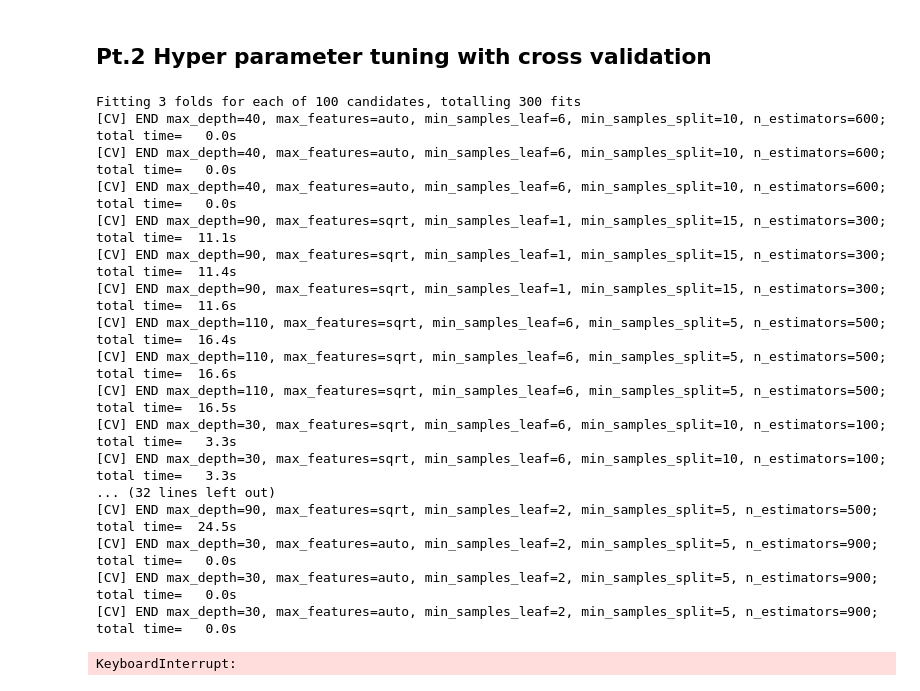
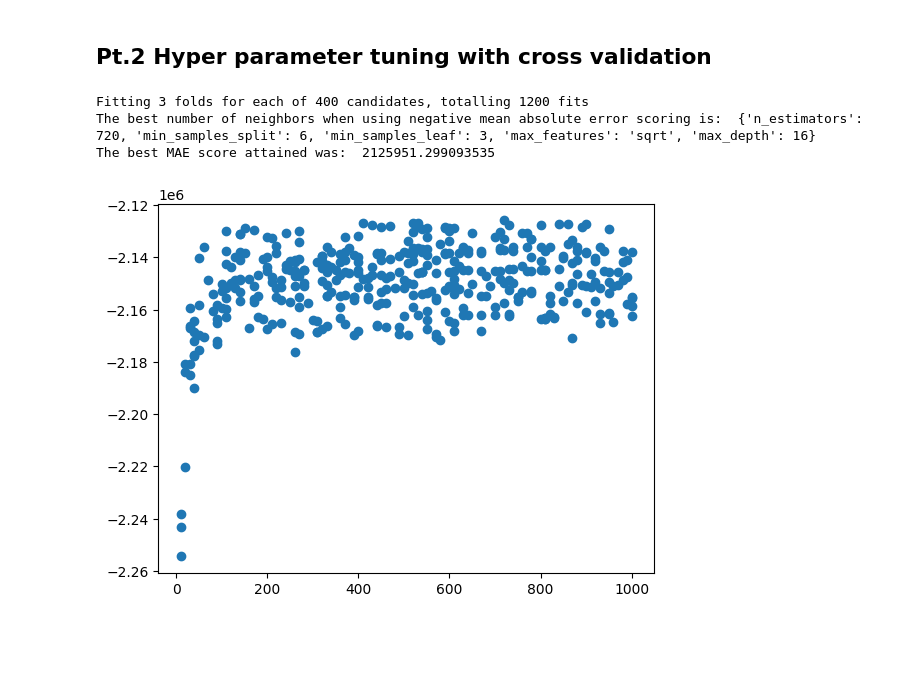
Before and after one commit to Joaomc15/UC3M-MLBD, a Jupyter notebook: assignment1/src/complex_models/RandomForest.ipynb, the cells around one changed output. Drawn from its saved outputs; the diff is of its cells as text; code cells hidden in the pictures; blank space fills up the shorter version.

```diff
--- a/assignment1/src/complex_models/RandomForest.ipynb
+++ b/assignment1/src/complex_models/RandomForest.ipynb
@@ -150,11 +150,11 @@ from sklearn.model_selection import cross_val_score
 
 # Define the search space for the random forest hyperparameters.
 
-n_estimators = [int(x) for x in np.linspace(start = 100, stop = 1000, num = 10)]
-max_features = ['auto', 'sqrt']
-max_depth = [int(x) for x in np.linspace(10, 110, num = 11)]
-min_samples_split = [2, 5, 10, 15, 20]
-min_samples_leaf = [1, 2, 4, 6, 8]
+n_estimators = [int(x) for x in np.linspace(start = 10, stop = 1000, num = 100)]
+max_features = ['log2', 'sqrt']
+max_depth = [int(x) for x in np.linspace(10, 110, num = 50)]
+min_samples_split = [2, 3, 4, 5, 6, 7, 10, 13, 14, 15, 18, 20]
+min_samples_leaf = [1, 2, 3, 4, 6, 8]
 
 
 
@@ -171,7 +171,7 @@ param_grid = {
 
 
 
-rf_random = RandomizedSearchCV(estimator = rf, param_distributions = param_grid, n_iter = 100, cv = 3, verbose=2, random_state=56, n_jobs = -1, scoring='neg_mean_absolute_error')
+rf_random = RandomizedSearchCV(estimator = rf, param_distributions = param_grid, n_iter = 400, cv = 3, verbose=2, random_state=56, n_jobs = -1, scoring='neg_mean_absolute_error')
 
 
 rf_random.fit(X_train, y_train)
@@ -181,21 +181,18 @@ rf_random.fit(X_train, y_train)
 print(f"{'The best number of neighbors when using negative mean absolute error scoring is: '}", rf_random.best_params_)
 print(f"{'The best MAE score attained was: '}", -rf_random.best_score_)
 # %% [output]
-Fitting 3 folds for each of 100 candidates, totalling 300 fits
-[CV] END max_depth=40, max_features=auto, min_samples_leaf=6, min_samples_split=10, n_estimators=600; total time=   0.0s
-[CV] END max_depth=40, max_features=auto, min_samples_leaf=6, min_samples_split=10, n_estimators=600; total time=   0.0s
-[CV] END max_depth=40, max_features=auto, min_samples_leaf=6, min_samples_split=10, n_estimators=600; total time=   0.0s
-[CV] END max_depth=90, max_features=sqrt, min_samples_leaf=1, min_samples_split=15, n_estimators=300; total time=  11.1s
-[CV] END max_depth=90, max_features=sqrt, min_samples_leaf=1, min_samples_split=15, n_estimators=300; total time=  11.4s
-[CV] END max_depth=90, max_features=sqrt, min_samples_leaf=1, min_samples_split=15, n_estimators=300; total time=  11.6s
-[CV] END max_depth=110, max_features=sqrt, min_samples_leaf=6, min_samples_split=5, n_estimators=500; total time=  16.4s
-[CV] END max_depth=110, max_features=sqrt, min_samples_leaf=6, min_samples_split=5, n_estimators=500; total time=  16.6s
-[CV] END max_depth=110, max_features=sqrt, min_samples_leaf=6, min_samples_split=5, n_estimators=500; total time=  16.5s
-[CV] END max_depth=30, max_features=sqrt, min_samples_leaf=6, min_samples_split=10, n_estimators=100; total time=   3.3s
-[CV] END max_depth=30, max_features=sqrt, min_samples_leaf=6, min_samples_split=10, n_estimators=100; total time=   3.3s
-... (32 lines left out)
-[CV] END max_depth=90, max_features=sqrt, min_samples_leaf=2, min_samples_split=5, n_estimators=500; total time=  24.5s
-[CV] END max_depth=30, max_features=auto, min_samples_leaf=2, min_samples_split=5, n_estimators=900; total time=   0.0s
-[CV] END max_depth=30, max_features=auto, min_samples_leaf=2, min_samples_split=5, n_estimators=900; total time=   0.0s
-[CV] END max_depth=30, max_features=auto, min_samples_leaf=2, min_samples_split=5, n_estimators=900; total time=   0.0s
+Fitting 3 folds for each of 400 candidates, totalling 1200 fits
+The best number of neighbors when using negative mean absolute error scoring is:  {'n_estimators': 720, 'min_samples_split': 6, 'min_samples_leaf': 3, 'max_features': 'sqrt', 'max_depth': 16}
+The best MAE score attained was:  2125951.299093535
-KeyboardInterrupt:
+# %%
+new_frame = pd.DataFrame(rf_random.cv_results_)[['mean_test_score', 'std_test_score', 'params']].sort_values(by='mean_test_score', ascending=False)
+# print(new_frame.head(10))
+
+# print out all of the n_estimators that were tried
+print()
+
+# make a plot with the mean test score on the y axis and n_estimators on the x axis, repeat for other parameters
+plt.scatter( new_frame['params'].apply(lambda x: x['n_estimators']),new_frame['mean_test_score'])
+plt.show()
+# %% [output]
+[figure, added]
```
Also changed, not shown: parts of 7 cells of this notebook, 1 other file.
